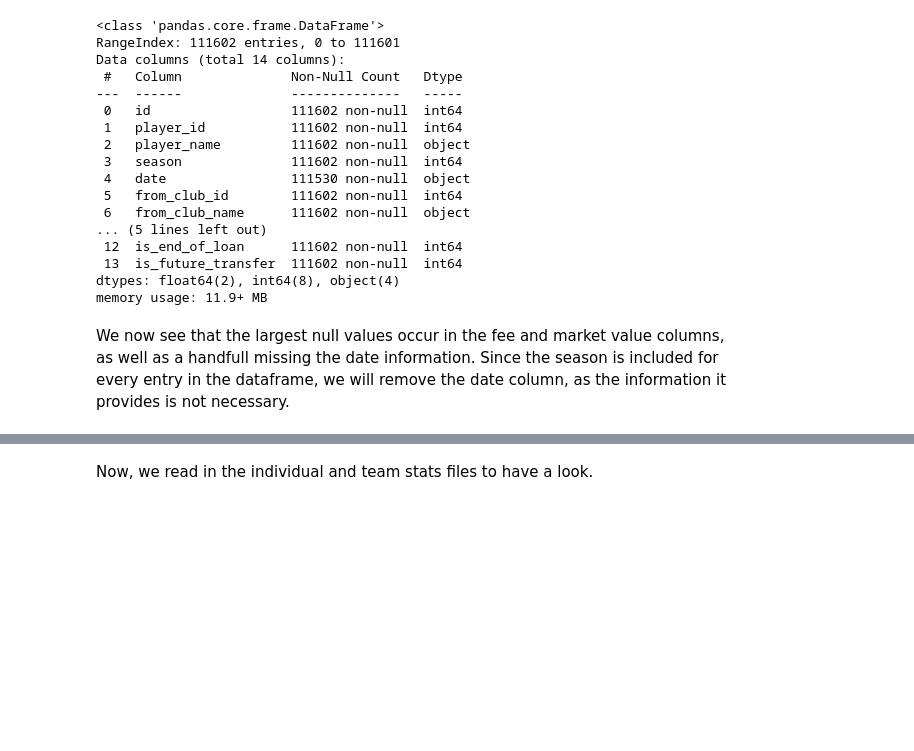
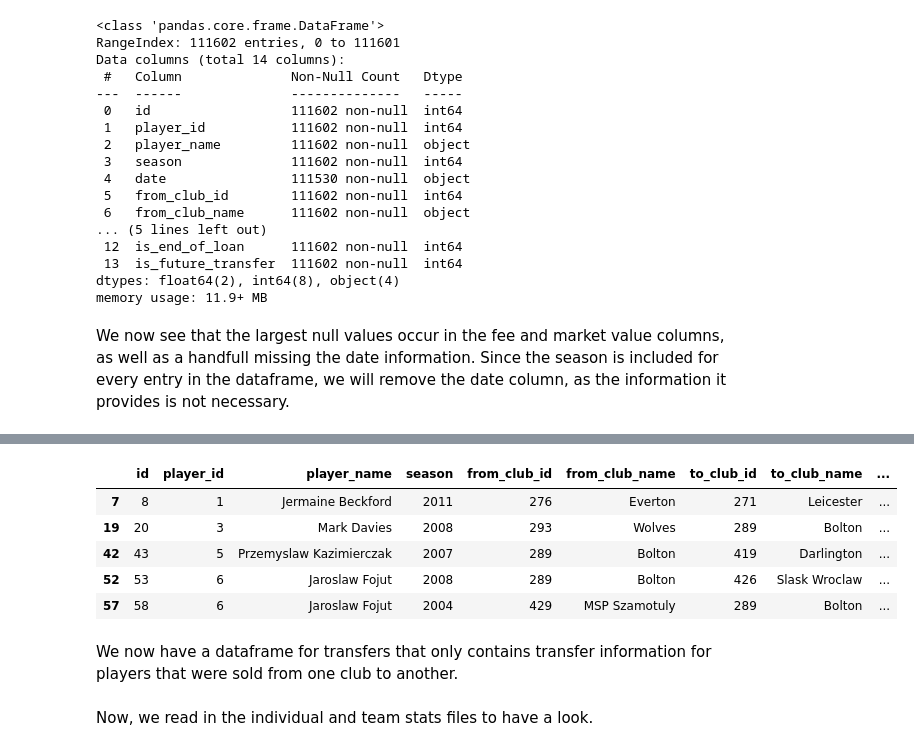
Before and after one commit to dvanheeswijk/Springboard, a Jupyter notebook: Capstone 2/Capstone 2 Data Wrangling - 7.6.ipynb, the cells around one changed output, grey strips where cells are left out. Drawn from its saved outputs; the diff is of its cells as text; code cells hidden in the pictures; blank space fills up the shorter version.

```diff
--- a/Capstone 2/Capstone 2 Data Wrangling - 7.6.ipynb
+++ b/Capstone 2/Capstone 2 Data Wrangling - 7.6.ipynb
@@ -264,0 +196,4 @@ IM_sales[(IM_sales['fee'] < 15000000) & (IM_sales['fee'] >= 5000000)].head()
+# %%
+transfers = transfers[~transfers['from_club_name'].str.contains('Own')]
+# %%
+transfers = transfers[~transfers['fee'].isnull()]
@@ -264,0 +221,3 @@ IM_sales[(IM_sales['fee'] < 15000000) & (IM_sales['fee'] >= 5000000)].head()
+# %%
+transfers = transfers[transfers['fee'] > 0]
+transfers.info()
@@ -264,0 +243,3 @@ IM_sales[(IM_sales['fee'] < 15000000) & (IM_sales['fee'] >= 5000000)].head()
+# %%
+transfers['market_value'].fillna(transfers['fee'], inplace=True)
+transfers.info()
@@ -265,3 +265,14 @@ IM_sales[(IM_sales['fee'] < 15000000) & (IM_sales['fee'] >= 5000000)].head()
+# %%
+transfers.head()
+# %% [output]
+|  | id | player_id | player_name | season | from_club_id | from_club_name | to_club_id | to_club_name | ... |
+| 7 | 8 | 1 | Jermaine Beckford | 2011 | 276 | Everton | 271 | Leicester | ... |
+| 19 | 20 | 3 | Mark Davies | 2008 | 293 | Wolves | 289 | Bolton | ... |
+| 42 | 43 | 5 | Przemyslaw Kazimierczak | 2007 | 289 | Bolton | 419 | Darlington | ... |
+| 52 | 53 | 6 | Jaroslaw Fojut | 2008 | 289 | Bolton | 426 | Slask Wroclaw | ... |
+| 57 | 58 | 6 | Jaroslaw Fojut | 2004 | 429 | MSP Szamotuly | 289 | Bolton | ... |
+# %% [markdown]
+We now have a dataframe for transfers that only contains transfer information for players that were sold from one club to another.
 # %% [markdown]
 Now, we read in the individual and team stats files to have a look.
 # %%
```
Also changed, not shown: parts of 51 cells of this notebook.
